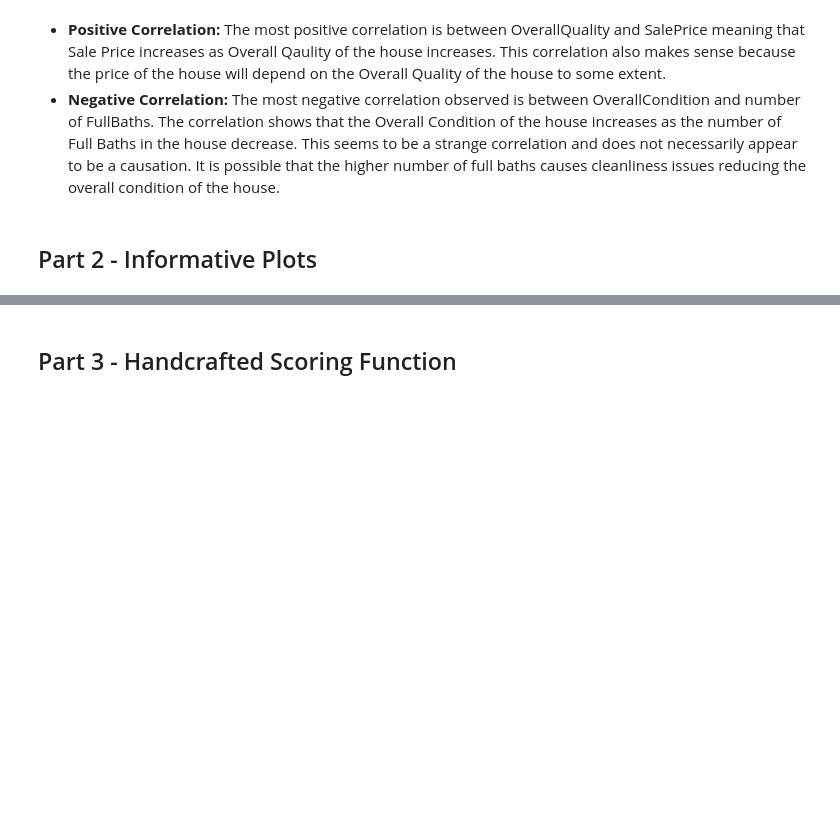
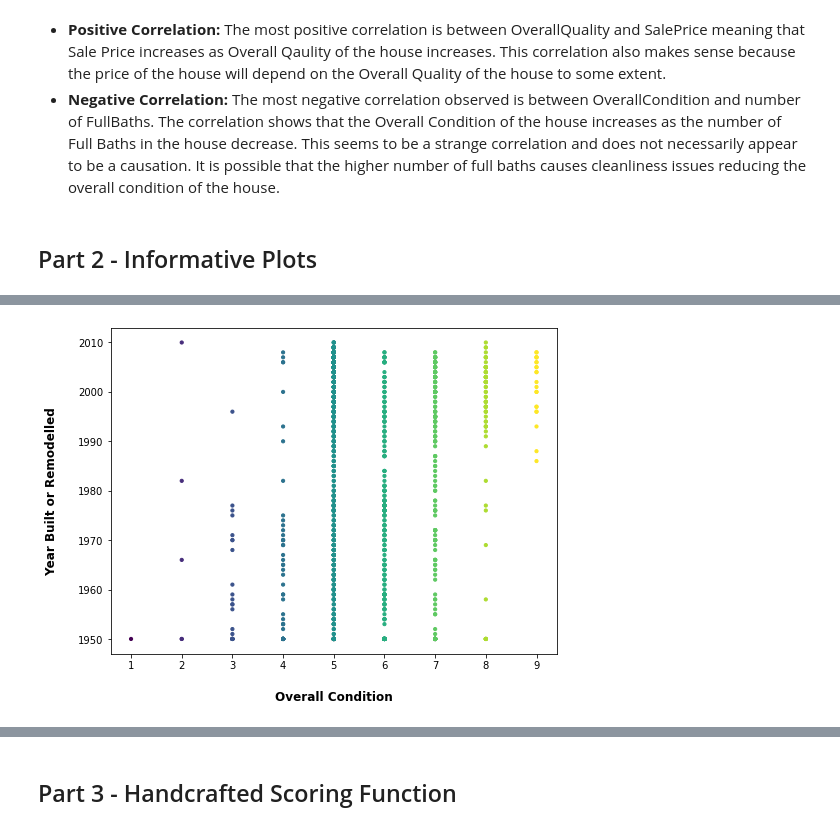
Before and after one commit to rmodi6/house-prices-advanced-regression, a Jupyter notebook: cse519_hw3_modi_ruchit_112685342.ipynb, the cells around one changed output, grey strips where cells are left out. Cells and saved outputs as stored; diff of their text form; code cells hidden in the pictures; blank space fills up the shorter version.

```diff
--- a/cse519_hw3_modi_ruchit_112685342.ipynb
+++ b/cse519_hw3_modi_ruchit_112685342.ipynb
@@ -53,0 +43,8 @@ What interesting properties does Plot 5 reveal?
+# %%
+# Plot the Overall Condition of the house with Year it was last remodelled
+fig, ax = plt.subplots(figsize=(8, 6))
+plt.scatter(df['OverallCond'], df['YearRemodAdd'], s=10, c=df['OverallCond'])
+ax.set_xlabel('Overall Condition', labelpad=20, weight='bold', size=12)
+ylabel = ax.set_ylabel('Year Built or Remodelled', labelpad=20, weight='bold', size=12)
+# %% [output]
+[figure, added]
```
Also changed, not shown: parts of 21 cells of this notebook, 1 other file.
